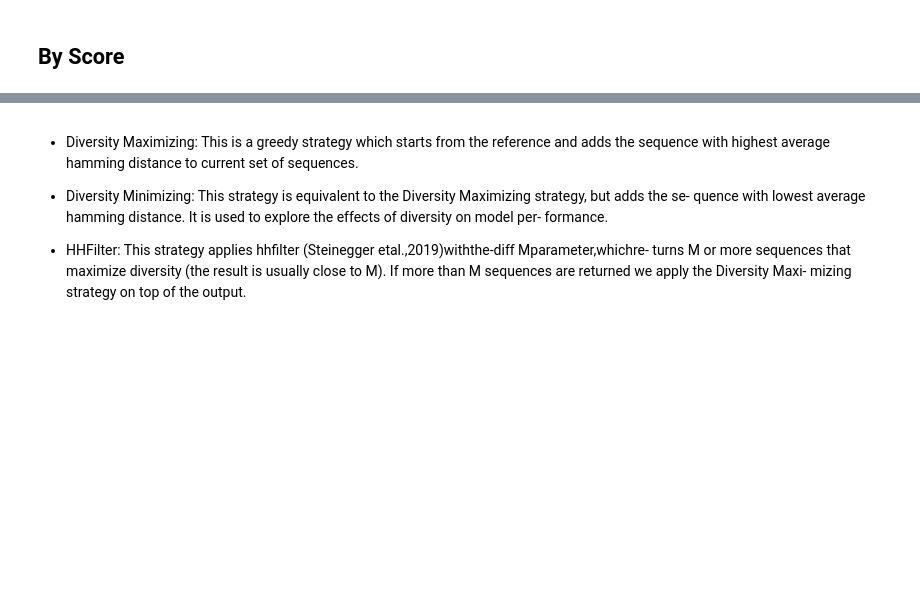
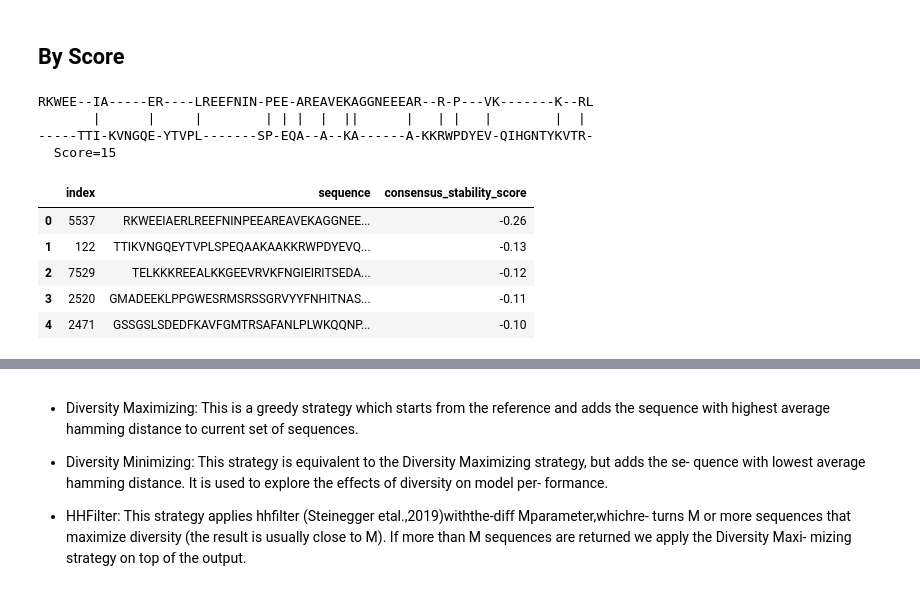
Before and after one commit to stepp1/protera-stability, a Jupyter notebook: parallel-synthesis/experiments/exploration.ipynb, the cells around one changed output, grey strips where cells are left out. Cells and saved outputs as stored; diff of their text form; code cells hidden in the pictures; blank space fills up the shorter version.

```diff
--- a/parallel-synthesis/experiments/exploration.ipynb
+++ b/parallel-synthesis/experiments/exploration.ipynb
@@ -7,7 +7,7 @@ import numpy as np
 import matplotlib.pyplot as plt
 from collections import OrderedDict
 # %%
-data_path = Path('data')
+data_path = Path('../data')
 
 !ls $data_path
 # %% [output]
@@ -21,7 +22,7 @@ stability_embeddings_val.pkl
 def open_sets(base_path):
     sets = {}
 
-    for path in base_path.glob('*.csv'):
+    for path in base_path.glob('stability_*.csv'):
         fname = path.stem
         kind = fname.split('_')[1]
 
@@ -113,8 +130,19 @@ sorted_train = sets['train'].sort_values(by='consensus_stability_score').reset_i
 # %%
 alignment = pairwise2.align.globalxx(sorted_train['sequence'][0], sorted_train['sequence'][1])
 print(pairwise2.format_alignment(*alignment[0]))
 
-sorted_train.head(20)
+sorted_train.head(5)
+# %% [output]
+RKWEE--IA-----ER----LREEFNIN-PEE-AREAVEKAGGNEEEAR--R-P---VK-------K--RL
+       |      |     |        | | |  |  ||      |   | |   |        |  |
+-----TTI-KVNGQE-YTVPL-------SP-EQA--A--KA------A-KKRWPDYEV-QIHGNTYKVTR-
+  Score=15
+|  | index | sequence | consensus_stability_score |
+| 0 | 5537 | RKWEEIAERLREEFNINPEEAREAVEKAGGNEE... | -0.26 |
+| 1 | 122 | TTIKVNGQEYTVPLSPEQAAKAAKKRWPDYEVQ... | -0.13 |
+| 2 | 7529 | TELKKKREEALKKGEEVRVKFNGIEIRITSEDA... | -0.12 |
+| 3 | 2520 | GMADEEKLPPGWESRMSRSSGRVYYFNHITNAS... | -0.11 |
+| 4 | 2471 | GSSGSLSDEDFKAVFGMTRSAFANLPLWKQQNP... | -0.10 |
 # %%
 alignment = pairwise2.align.globalxx(
     sorted_train['sequence'][len(sorted_train)-1],
```
Also changed, not shown: parts of 14 cells of this notebook.
